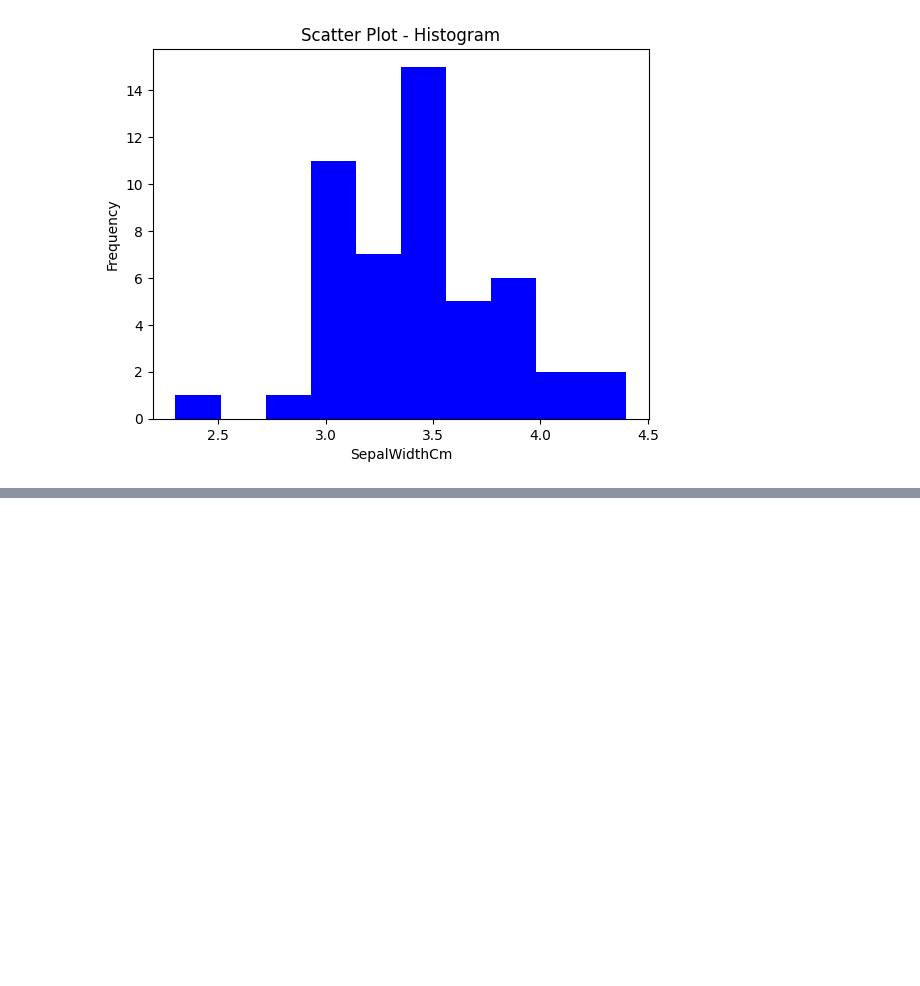
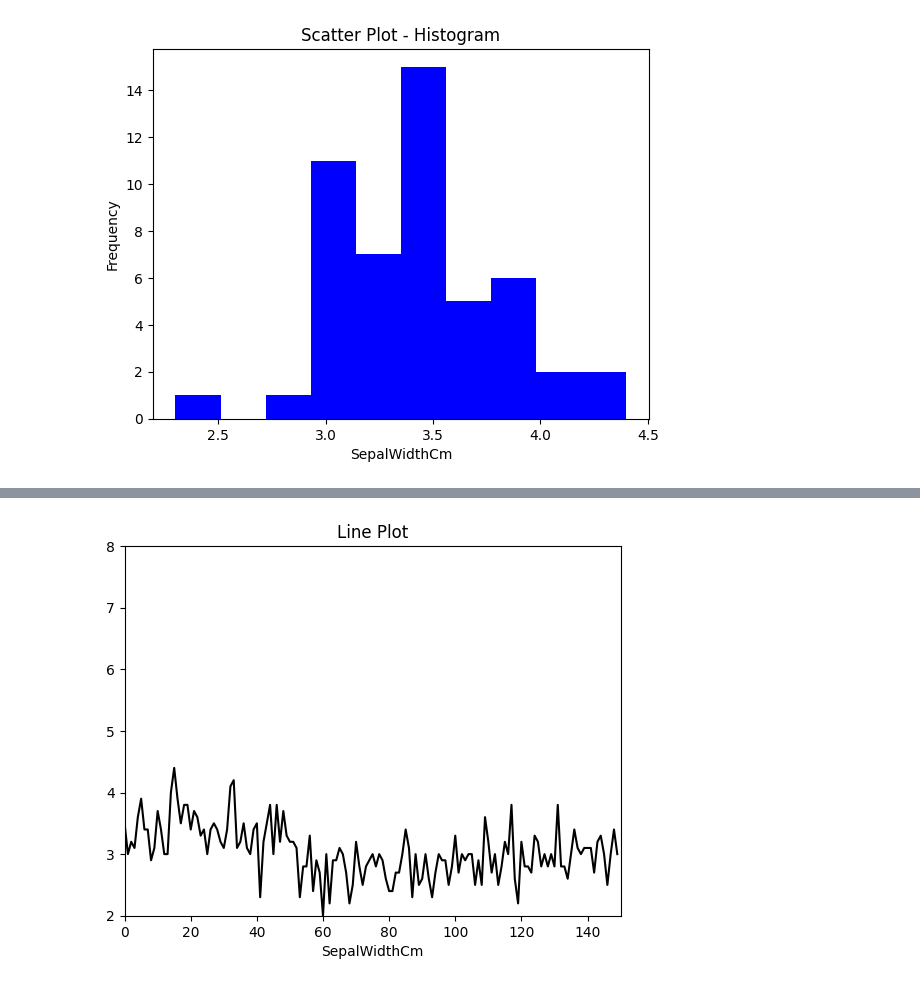
Before and after one commit to naveenjohn942-prog/python_prac, a Jupyter notebook: mat_plot.ipynb, the cells around one changed output, grey strips where cells are left out. Cells and saved outputs as stored; diff of their text form; code cells hidden in the pictures; blank space fills up the shorter version.

```diff
--- a/mat_plot.ipynb
+++ b/mat_plot.ipynb
@@ -83,0 +92,10 @@ plt.show()
+# %%
+#line plot
+iris["SepalWidthCm"].plot(kind="line",label='setosa',color='black',linewidth='1.5',ls='-')
+
+plt.axis([0,150,2,8])
+plt.title('Line Plot')
+plt.xlabel('SepalWidthCm')
+plt.show()
+# %% [output]
+[figure, added]
```
Also changed, not shown: parts of 5 cells of this notebook.
